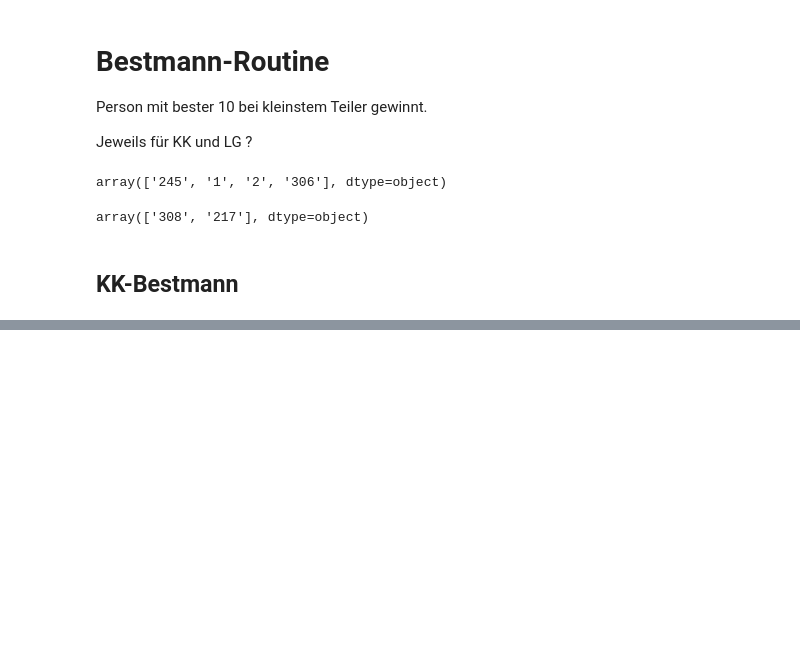
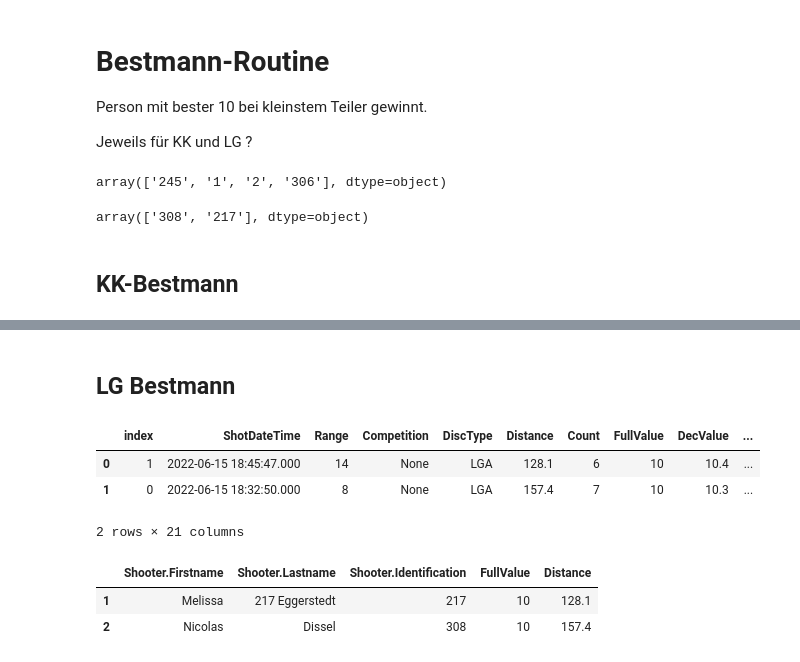
Before and after one commit to tispar/Pokalschiessen, a Jupyter notebook: backend.ipynb, the cells around one changed output, grey strips where cells are left out. Saved outputs shown, nothing was run; the diff lists cells and outputs as text; code cells hidden in the pictures; blank space fills up the shorter version.

```diff
--- a/backend.ipynb
+++ b/backend.ipynb
@@ -187,0 +203,26 @@ KKbest
+# %% [markdown]
+## LG Bestmann
+# %%
+LGbest = pd.DataFrame()
+
+for shooter in LGshooters:
+    df = LGshots[LGshots['Shooter.Identification'] == shooter]
+    max = df.loc[df['DecValue'].idxmax()]
+    LGbest = pd.concat([LGbest, max.to_frame().transpose()], axis=0, ignore_index=True)
+
+LGbest.sort_values(['DecValue', 'Distance'], ascending=[False,True], inplace=True)
+LGbest.reset_index(inplace=True)
+LGbest
+# %% [output]
+|  | index | ShotDateTime | Range | Competition | DiscType | Distance | Count | FullValue | DecValue | ... |
+| 0 | 1 | 2022-06-15 18:45:47.000 | 14 | None | LGA | 128.1 | 6 | 10 | 10.4 | ... |
+| 1 | 0 | 2022-06-15 18:32:50.000 | 8 | None | LGA | 157.4 | 7 | 10 | 10.3 | ... |
+2 rows × 21 columns
+# %%
+display = LGbest[['Shooter.Firstname', 'Shooter.Lastname', 'Shooter.Identification', 'FullValue', 'Distance']]
+display.index += 1
+display
+# %% [output]
+|  | Shooter.Firstname | Shooter.Lastname | Shooter.Identification | FullValue | Distance |
+| 1 | Melissa | 217 Eggerstedt | 217 | 10 | 128.1 |
+| 2 | Nicolas | Dissel | 308 | 10 | 157.4 |
```
Also changed, not shown: parts of 4 cells of this notebook, 1 other file.
